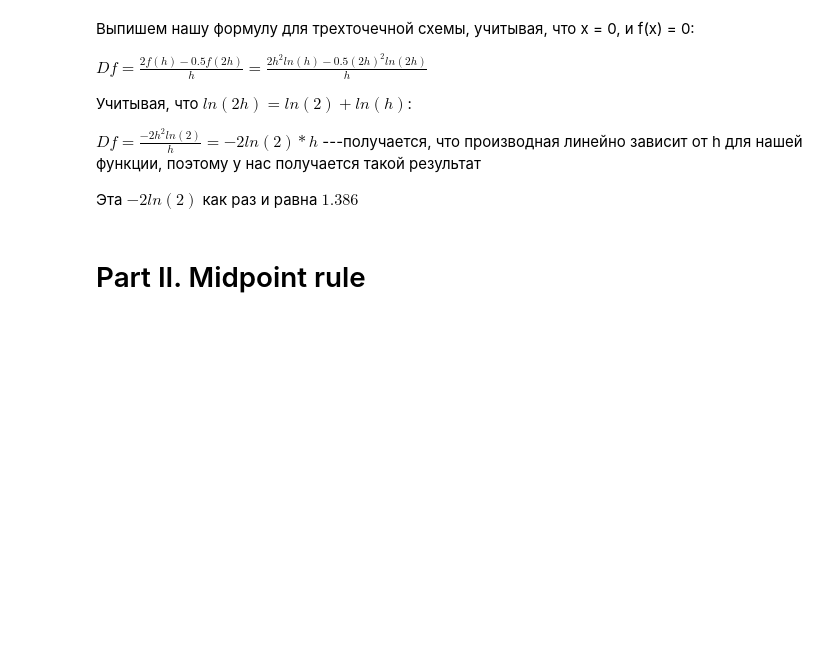
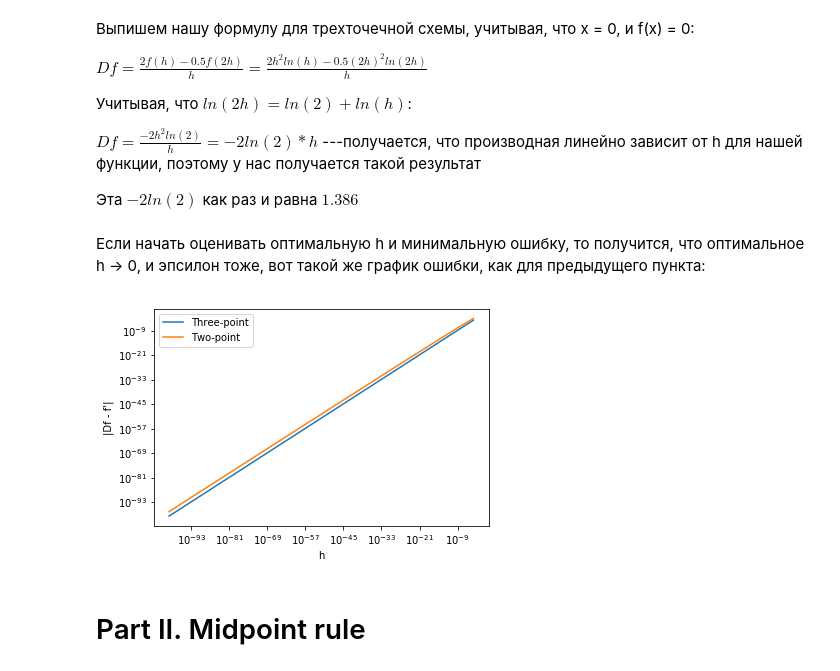
Before and after one commit to Gerbonit/CP2020, a Jupyter notebook: week_6_calculus.ipynb, the cells around one changed output. Drawn from its saved outputs; the diff is of its cells as text; code cells hidden in the pictures; blank space fills up the shorter version.

```diff
--- a/week_6_calculus.ipynb
+++ b/week_6_calculus.ipynb
@@ -108,7 +111,7 @@ def fder(x):
         return x*(2*log(x) + 1)
 
 x = 0
-for h in [1e-2, 1e-3, 1e-4, 1e-5]:
+for h in [1e-2, 1e-3, 1e-4, 1e-160]:
     err = deriv(f, x, h) - fder(x)
     print("%5f -- %7.4g" % (h, err))
 # %% [output]
@@ -126,6 +129,26 @@ $ Df = \frac{2 f(h) - 0.5 f(2h)}{h} = \frac{2 h^2 ln(h) - 0.5 (2h)^2 ln(2h)}{h}
 $ Df = \frac{-2h^2 ln(2)}{h} = -2ln(2) * h$   ---получается, что производная линейно зависит от h для нашей функции, поэтому у нас получается такой результат
 
 Эта $-2ln(2)$ как раз и равна $1.386$
+# %% [markdown]
+Если начать оценивать оптимальную h и минимальную ошибку, то получится, что оптимальное h -> 0, и эпсилон тоже, вот такой же график ошибки, как для предыдущего пункта:
+# %%
+h_range = np.logspace(-100, -4, 10000)  #уже приблизил к примерным оптимальным h
+
+err_three = [np.abs(deriv(f, 0, h) - fder(0)) for h in h_range]
+err_two = [np.abs(One_sided(f, 0, h) - fder(0)) for h in h_range]
+
+plt.figure()
+plt.xscale('log')
+plt.yscale('log')
+plt.xlabel('h')
+plt.ylabel('|Df - f\'|')
+
+plt.plot(h_range, err_three, label='Three-point')
+plt.plot(h_range, err_two, label='Two-point')
+plt.legend()
+plt.show()
+# %% [output]
+[figure, added]
 # %% [markdown]
 # Part II. Midpoint rule
 # %% [markdown]
```
Also changed, not shown: parts of 2 cells of this notebook.
